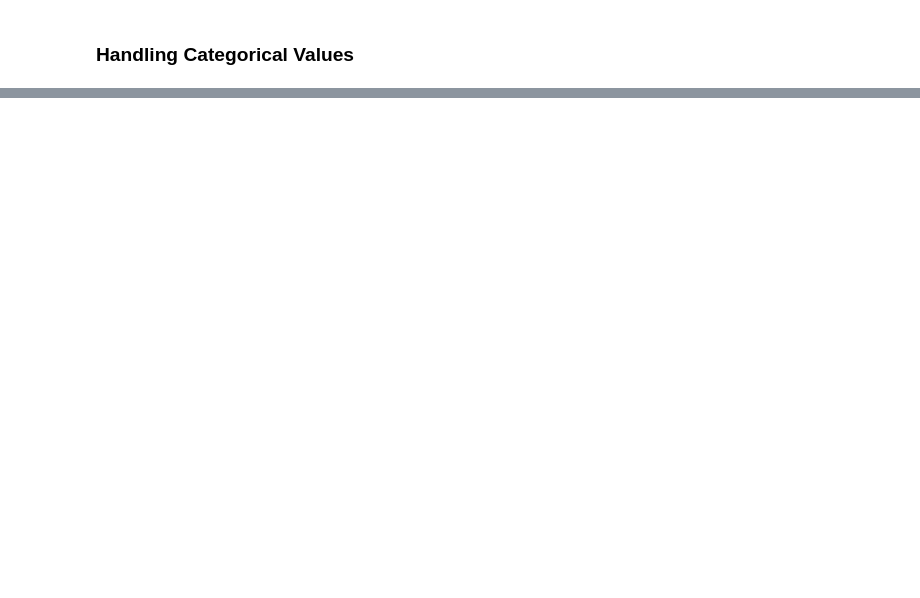
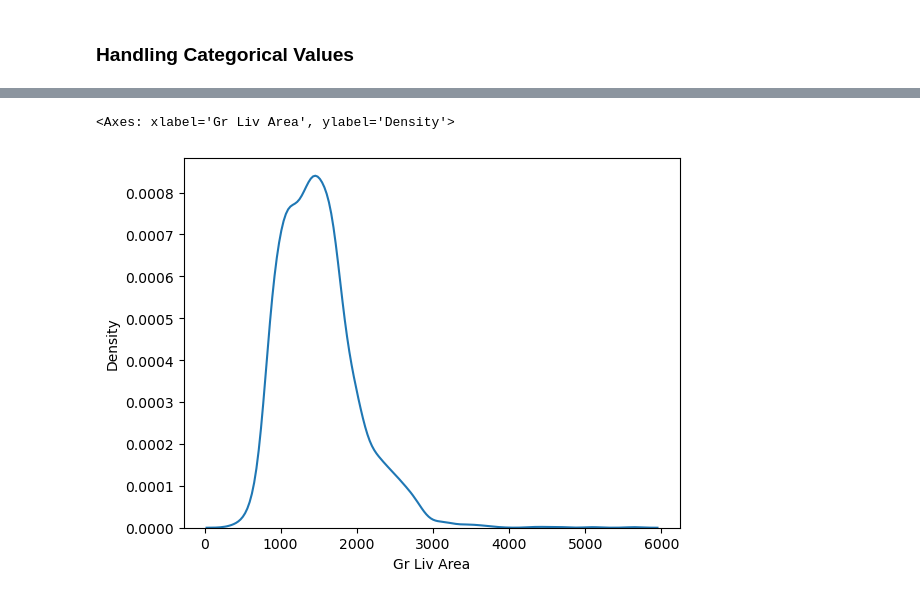
Before and after one commit to Shaketshubham276/House-price-Prediction, a Jupyter notebook: Untitled.ipynb, the cells around one changed output, grey strips where cells are left out. Drawn from its saved outputs; the diff is of its cells as text; code cells hidden in the pictures; blank space fills up the shorter version.

```diff
--- a/Untitled.ipynb
+++ b/Untitled.ipynb
@@ -388,5 +467,22 @@ Series([], dtype: int64)
 # %% [markdown]
 ### Handling Categorical Values
 # %%
+# transformer = ColumnTransformer(
+#     transformers=[
+#         ('oneHotEncoder', OneHotEncoder(), ['Electrical']),
+#         ('OrdinalEncoder', OrdinalEncoder(categories=[['Y', 'N']]), ['Central Air']),
+#     ],
+#     remainder='passthrough'
+# )
 
-df['Central Air'] = df['Central Air'].map({"Y": 1, "N": 0})
+# transformed_data = transformer.fit_transform(df)
+# columns_onehot = transformer.named_transformers_['oneHotEncoder'].get_feature_names_out(['Electrical'])
+# columns_ordinal = ['Central Air']
+# passthrough_columns = [col for col in df.columns if col not in ['Electrical', 'Central Air']]
+
+
+# all_columns = list(columns_onehot) + columns_ordinal + passthrough_columns
+
+# df = pd.DataFrame(transformed_data, columns=all_columns)
+
+# df.head()
@@ -392,0 +496,4 @@ df['Central Air'] = df['Central Air'].map({"Y": 1, "N": 0})
+# %%
+from sklearn.preprocessing import OrdinalEncoder
+encoder = OrdinalEncoder(categories=[['N', 'Y']])
+df['Central Air'] = encoder.fit_transform(df[['Central Air']])
@@ -392,0 +520,9 @@ df['Central Air'] = df['Central Air'].map({"Y": 1, "N": 0})
+# %%
+
+from sklearn.preprocessing import OrdinalEncoder
+encoder = OneHotEncoder(sparse_output=False)
+one_hot_encoded = encoder.fit_transform(df[['Electrical']])
+one_hot_encoded_df = pd.DataFrame(one_hot_encoded, columns=encoder.get_feature_names_out(['Electrical']))
+
+df = pd.concat([df, one_hot_encoded_df], axis=1)
+df.head()
@@ -393,2 +536,8 @@ df['Central Air'] = df['Central Air'].map({"Y": 1, "N": 0})
 # %%
-df['Electrical'] = df['Electrical'].map({"SBrkr": 5, "FuseA": 4,"FuseF":3,"FuseP":2,"Mix":1})
+plt.figure(figsize=(10, 6))
+sns.boxplot(x="Overall Qual", y="SalePrice", data=df)
+plt.title(f"Overall Qual vs SalePrice")
+plt.xlabel("Overall Qual")
+plt.ylabel("SalePrice")
+
+plt.show()
@@ -403,0 +567,5 @@ df.head()
+# %%
+sns.kdeplot(data=df,x='Gr Liv Area')
+# %% [output]
+<Axes: xlabel='Gr Liv Area', ylabel='Density'>
+[figure, added]
```
Also changed, not shown: parts of 41 cells of this notebook.
